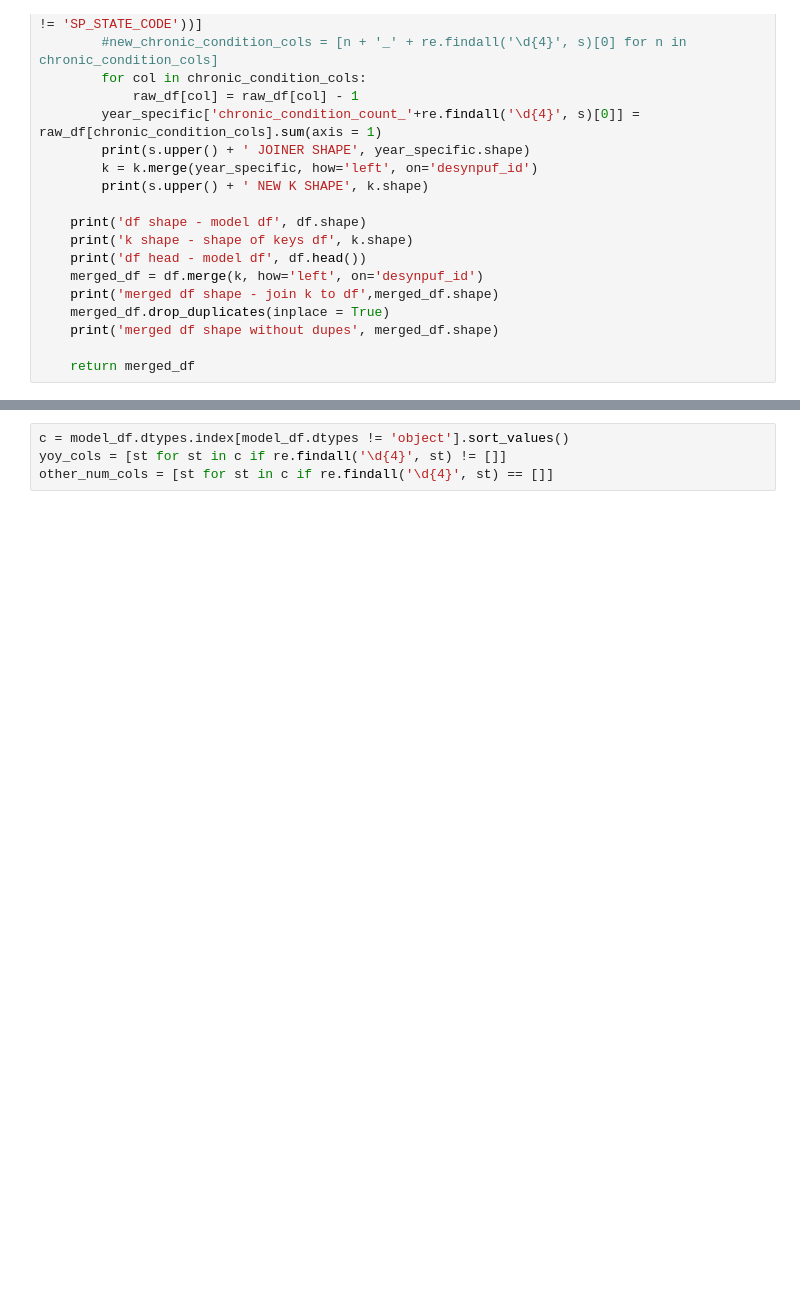
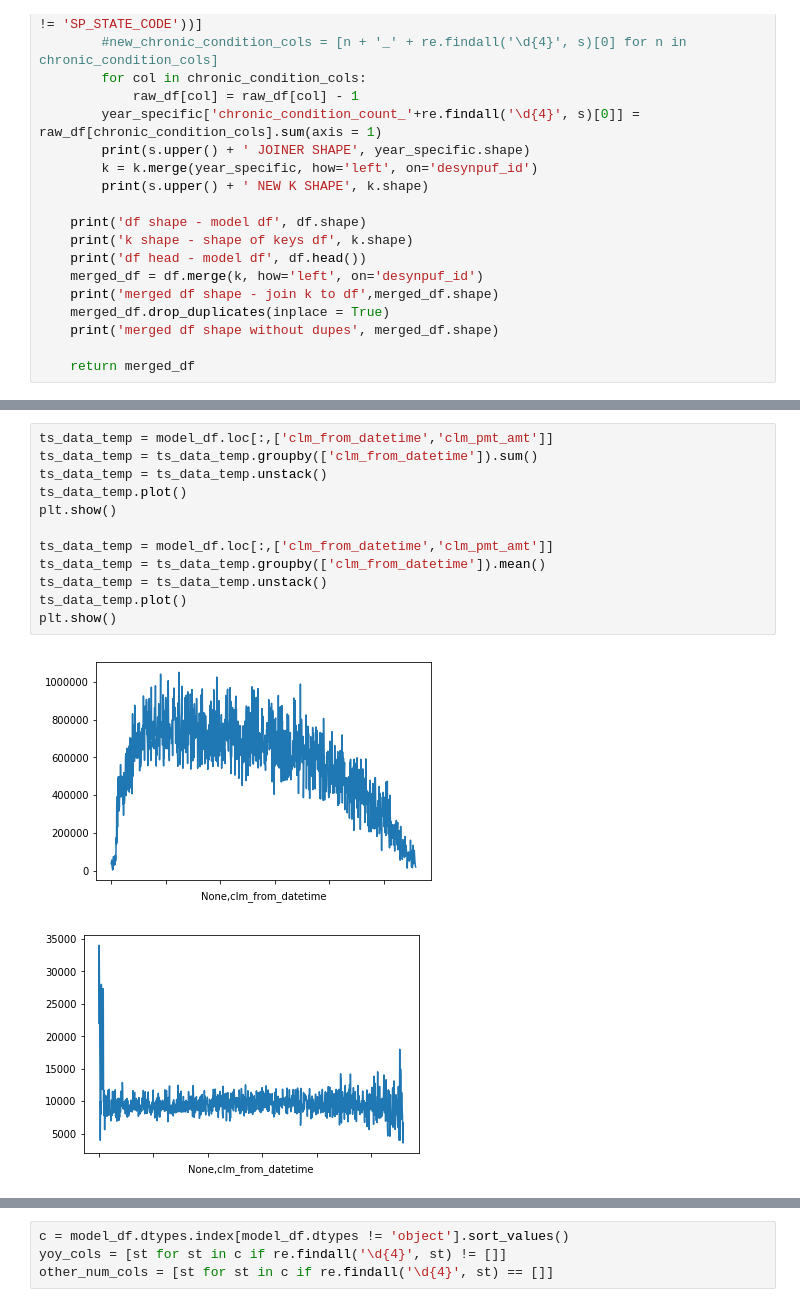
Before and after one commit to mwiener09/medicare-fraud-investigation, a Jupyter notebook: create-inpatient-df.ipynb, the cells around one changed output, grey strips where cells are left out. Saved outputs shown, nothing was run; the diff lists cells and outputs as text; blank space fills up the shorter version.

```diff
--- a/create-inpatient-df.ipynb
+++ b/create-inpatient-df.ipynb
@@ -222,3 +244,18 @@ Index(['clm_id', 'desynpuf_id', 'segment', 'clm_start_year', 'clm_start_year',
+# %%
+ts_data_temp = model_df.loc[:,['clm_from_datetime','clm_pmt_amt']]
+ts_data_temp = ts_data_temp.groupby(['clm_from_datetime']).sum()
+ts_data_temp = ts_data_temp.unstack()
+ts_data_temp.plot()
+plt.show()
+
+ts_data_temp = model_df.loc[:,['clm_from_datetime','clm_pmt_amt']]
+ts_data_temp = ts_data_temp.groupby(['clm_from_datetime']).mean()
+ts_data_temp = ts_data_temp.unstack()
+ts_data_temp.plot()
+plt.show()
+# %% [output]
+[figure, added]
+[figure, added]
 # %%
 model_df = add_summary_info(summary_file_list, model_df)
 sns.heatmap(model_df.isnull(), cmap = 'viridis')
```
Also changed, not shown: parts of 26 cells of this notebook.
